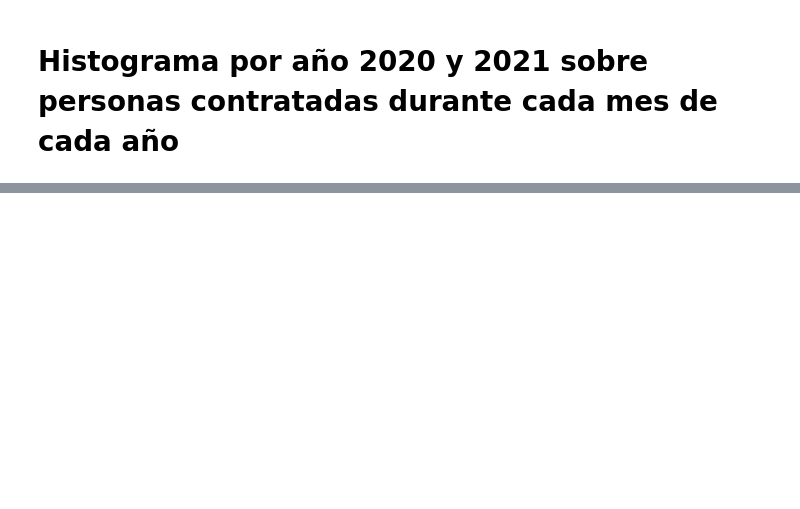
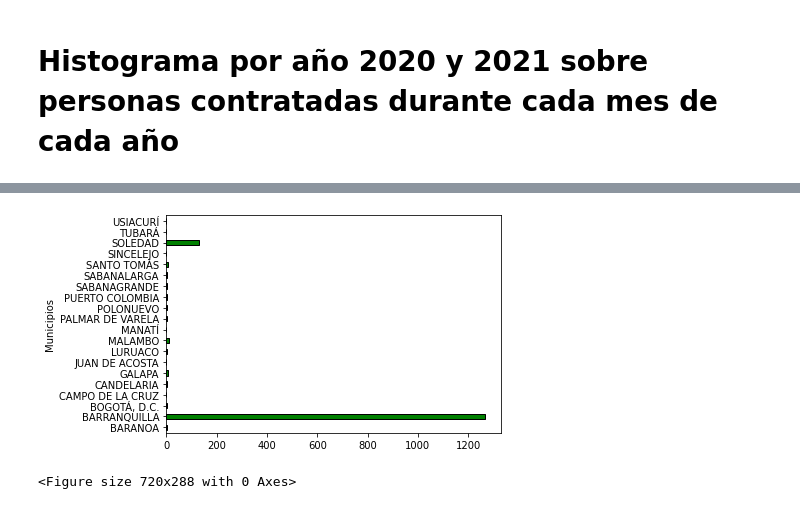
Before and after one commit to SaukB/Analisis, a Jupyter notebook: Material/Proyecto.ipynb, the cells around one changed output, grey strips where cells are left out. Drawn from its saved outputs; the diff is of its cells as text; code cells hidden in the pictures; blank space fills up the shorter version.

Commit message:
Update Proyecto.ipynb
Grafico por ciudad

```diff
--- a/Material/Proyecto.ipynb
+++ b/Material/Proyecto.ipynb
@@ -118,0 +194,10 @@ plt.show
+# %%
+
+valor_por_ciudad = mdatos.groupby("Ciudad_Residencia")["Situación_Laboral"].count()
+valor_por_ciudad.head(20).plot.barh(edgecolor="black",color="green")
+plt.ylabel("Municipios")
+plt.figure(figsize=(10,4))
+plt.show()
+# %% [output]
+[figure, added]
+<Figure size 720x288 with 0 Axes>
```
Also changed, not shown: parts of 11 cells of this notebook.
